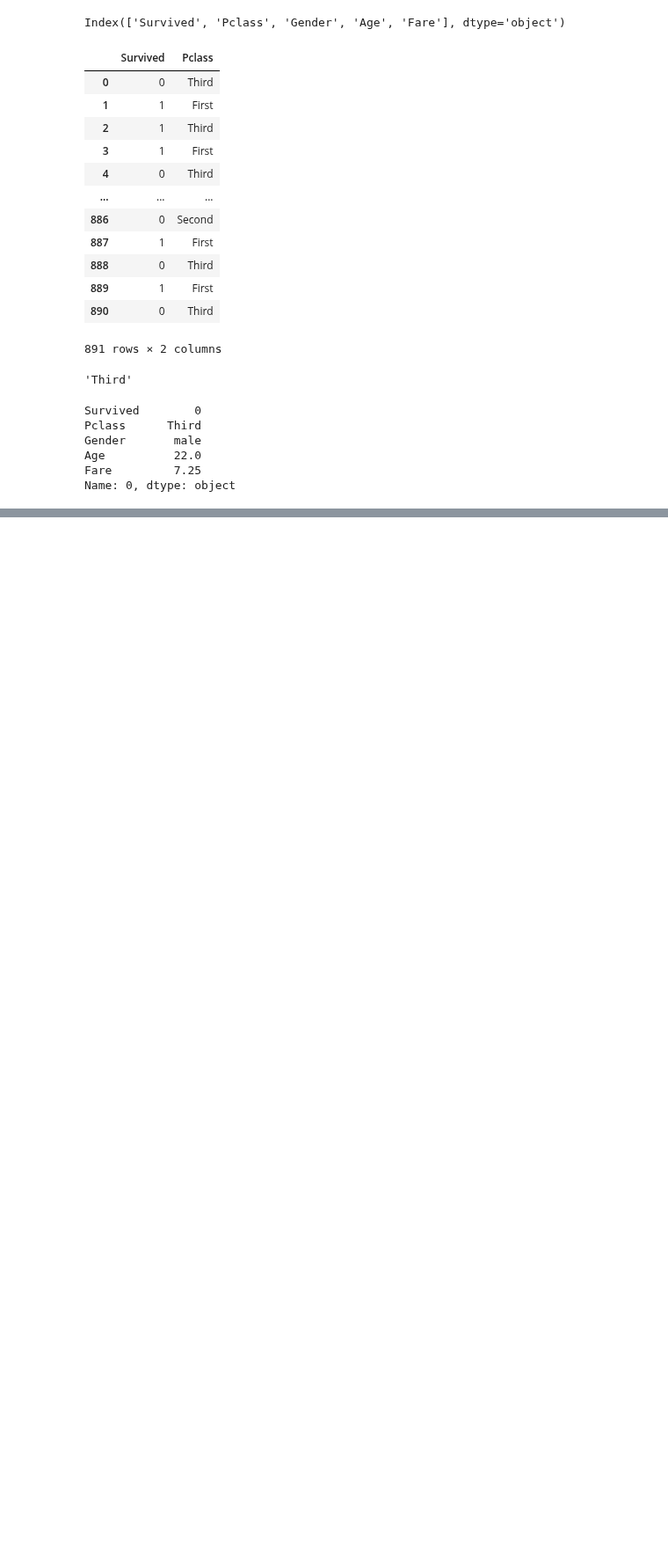
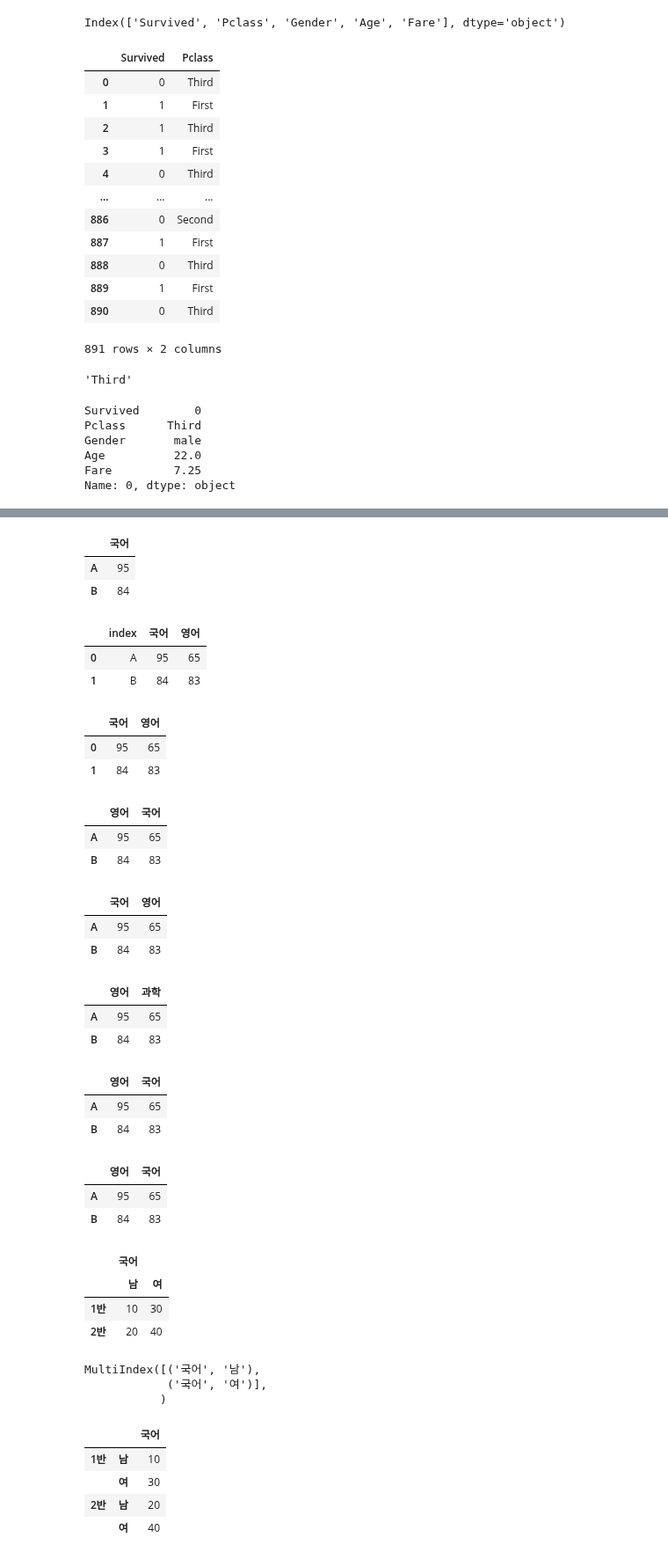
Before and after one commit to MinKyeom/KMK-DREAM, a Jupyter notebook: pandas_study/titanic_df.ipynb, the cells around one changed output, grey strips where cells are left out. Shown at 88% size. Cells and saved outputs as stored; diff of their text form; code cells hidden in the pictures; blank space fills up the shorter version.

```diff
--- a/pandas_study/titanic_df.ipynb
+++ b/pandas_study/titanic_df.ipynb
@@ -82,0 +95,18 @@ Name: 0, dtype: object
+# %%
+df.drop(['영어'],axis=1)
+# %% [output]
+|  | 국어 |
+| A | 95 |
+| B | 84 |
+# %%
+df.reset_index()
+# %% [output]
+|  | index | 국어 | 영어 |
+| 0 | A | 95 | 65 |
+| 1 | B | 84 | 83 |
+# %%
+df.reset_index(drop=True)
+# %% [output]
+|  | 국어 | 영어 |
+| 0 | 95 | 65 |
+| 1 | 84 | 83 |
@@ -82,0 +116,54 @@ Name: 0, dtype: object
+# %%
+df
+# %% [output]
+|  | 영어 | 국어 |
+| A | 95 | 65 |
+| B | 84 | 83 |
+# %%
+df.set_axis([ '국어','영어'],axis=1 )
+# %% [output]
+|  | 국어 | 영어 |
+| A | 95 | 65 |
+| B | 84 | 83 |
+# %%
+df.rename(columns={'국어':'과학'})
+# %% [output]
+|  | 영어 | 과학 |
+| A | 95 | 65 |
+| B | 84 | 83 |
+# %%
+df
+# %% [output]
+|  | 영어 | 국어 |
+| A | 95 | 65 |
+| B | 84 | 83 |
+# %%
+df.rename_axis(None)
+# %% [output]
+|  | 영어 | 국어 |
+| A | 95 | 65 |
+| B | 84 | 83 |
+# %%
+df_multi={ ('국어','남'):{'1반':10,'2반':20},('국어','여'):{'1반':30,'2반':40} }
+multi_df=pd.DataFrame(df_multi)
+# %%
+multi_df
+# %% [output]
+|  | 국어 |  |
+|  | 남 | 여 |
+| 1반 | 10 | 30 |
+| 2반 | 20 | 40 |
+# %%
+multi_df.columns
+# %% [output]
+MultiIndex([('국어', '남'),
+            ('국어', '여')],
+           )
+# %%
+multi_df.stack()
+# %% [output]
+|  |  | 국어 |
+| 1반 | 남 | 10 |
+|  | 여 | 30 |
+| 2반 | 남 | 20 |
+|  | 여 | 40 |
```
Also changed, not shown: parts of 3 cells of this notebook.
